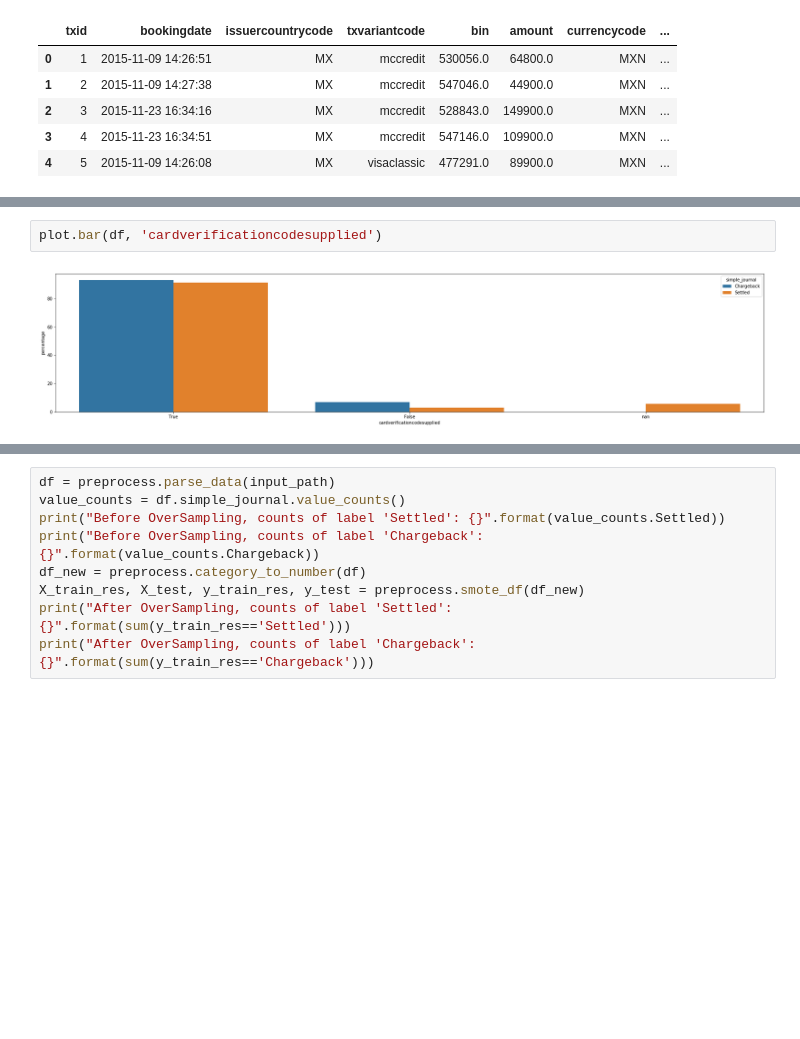
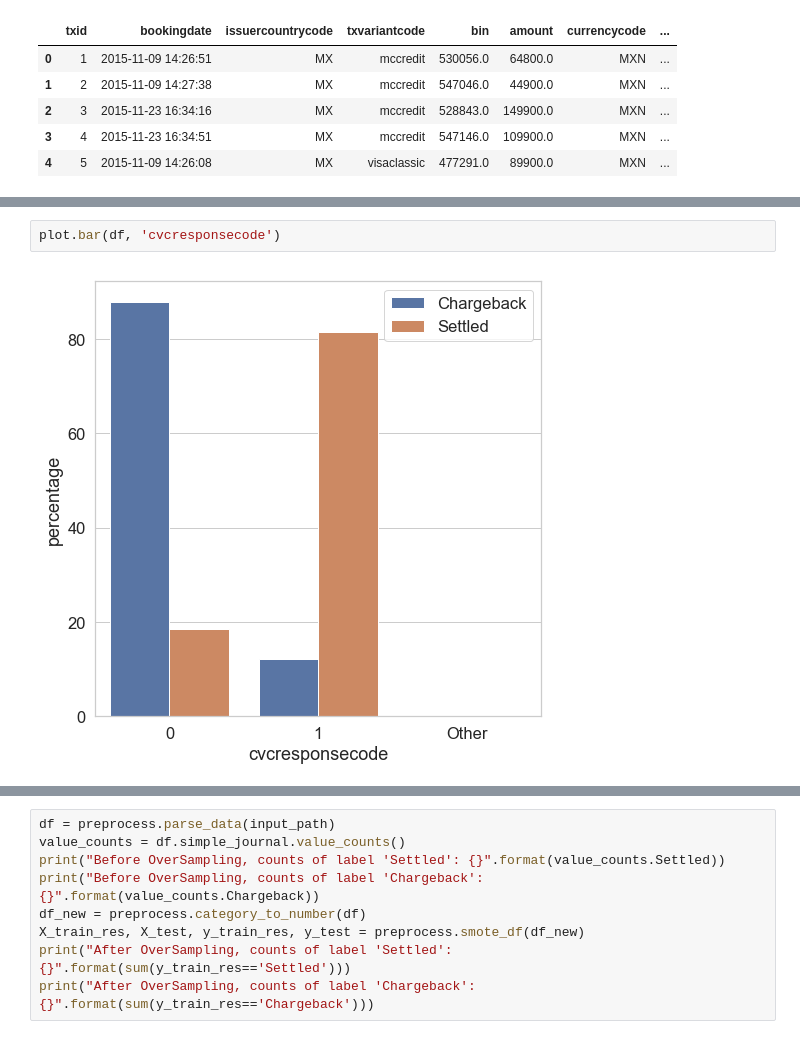
Before and after one commit to kwendel/cyber-data-analytics, a Jupyter notebook: creditcard-fraud/notebooks/Plot.ipynb, the cells around one changed output, grey strips where cells are left out. Saved outputs shown, nothing was run; the diff lists cells and outputs as text; blank space fills up the shorter version.

```diff
--- a/creditcard-fraud/notebooks/Plot.ipynb
+++ b/creditcard-fraud/notebooks/Plot.ipynb
@@ -38,4 +35,4 @@ plot.heatmap(df[df['simple_journal']=='Chargeback'], x_col, y_col)
 # %%
-plot.bar(df, 'cardverificationcodesupplied')
+plot.bar(df, 'cvcresponsecode')
 # %% [output]
-[figure, old version]
+[figure, new version]
```
Also changed, not shown: parts of 6 cells of this notebook, 10 other files.
